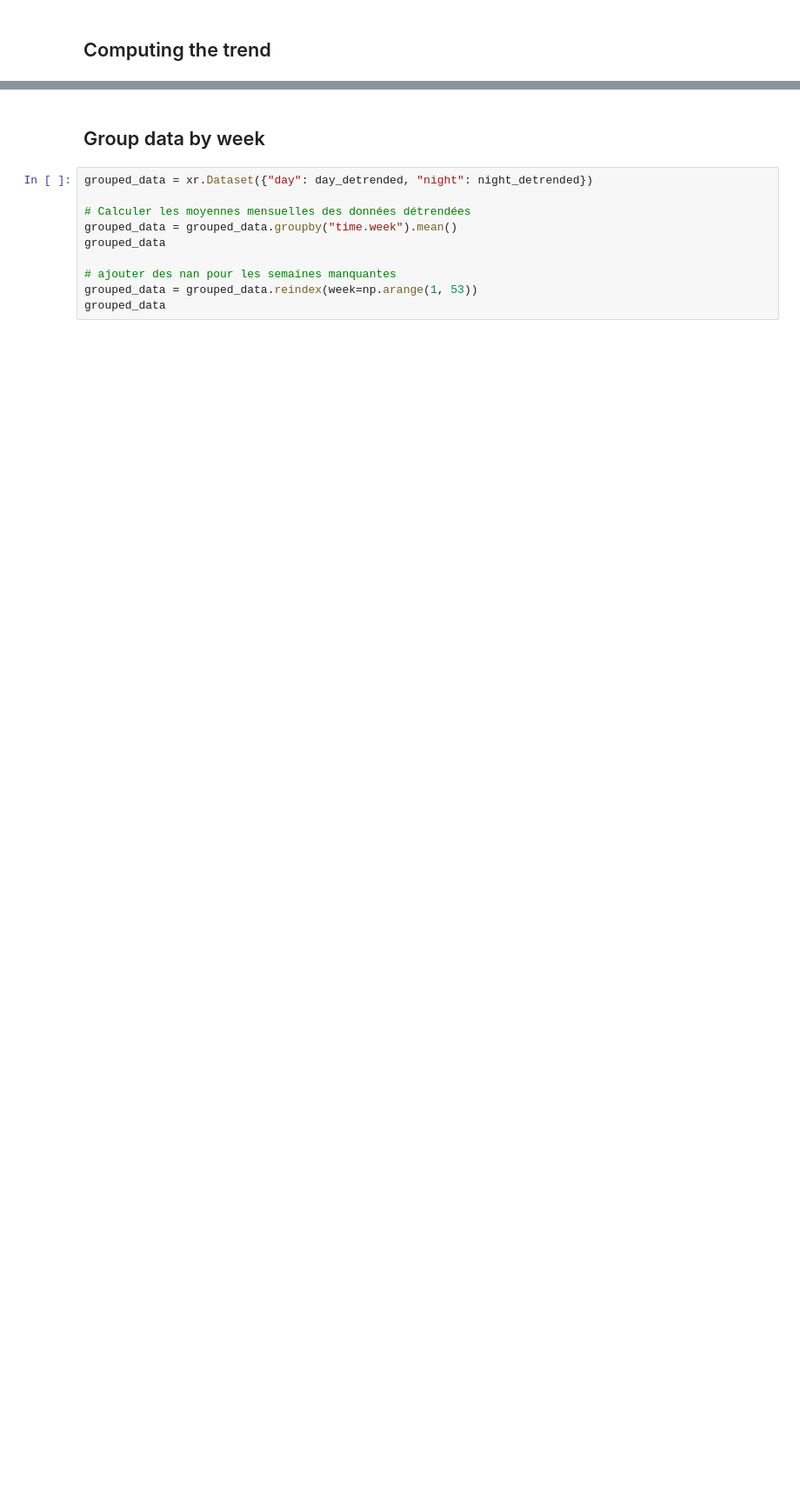
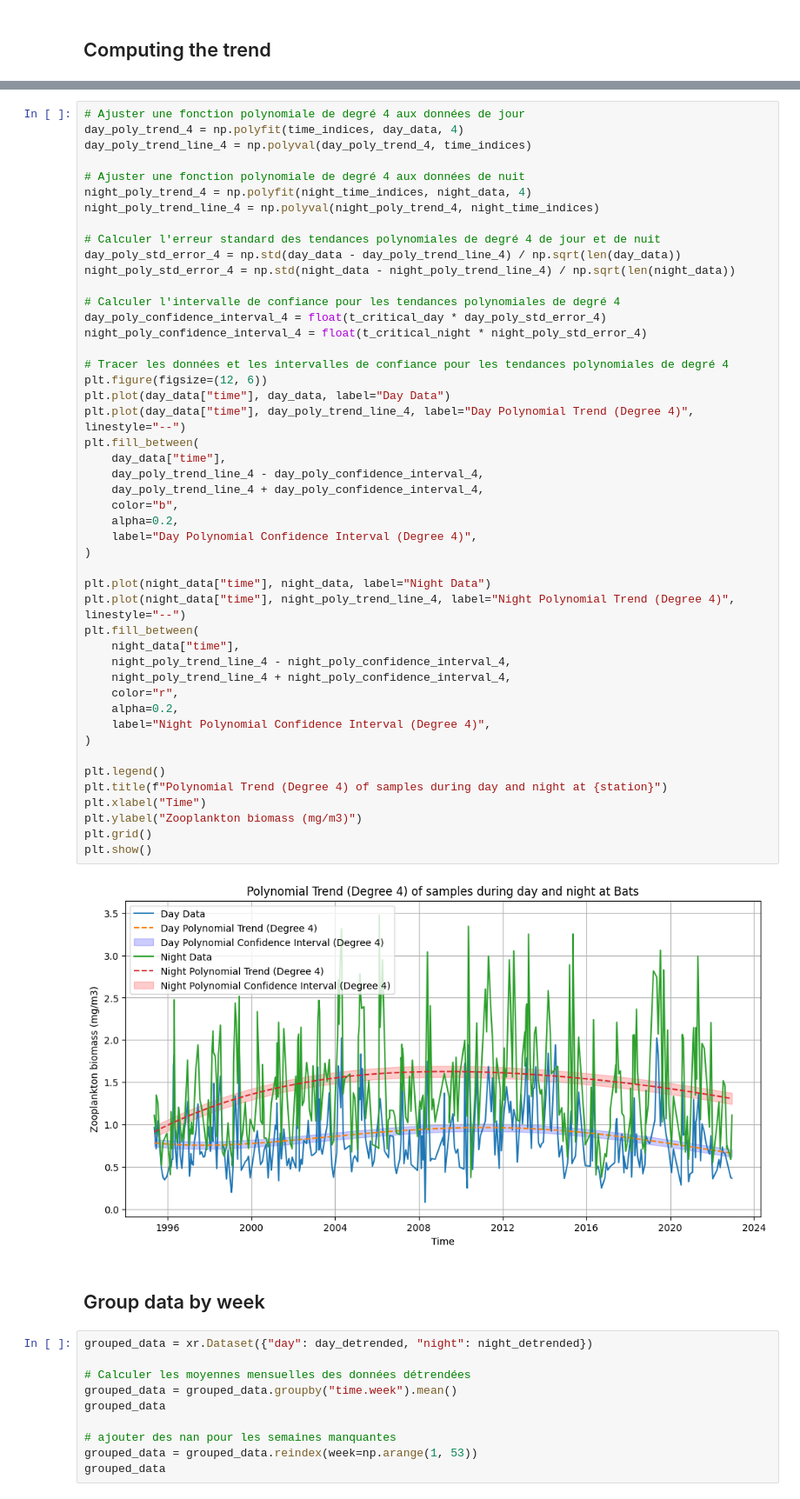
Before and after one commit to Ash12H/Seapopym-optimization, a Jupyter notebook: notebooks/1_data_processing/1_1_Forcing/1_1_7_1_climato_obs_bats.ipynb, the cells around one changed output, grey strips where cells are left out. Shown at 87% size. Saved outputs shown, nothing was run; the diff lists cells and outputs as text; blank space fills up the shorter version.

```diff
--- a/notebooks/1_data_processing/1_1_Forcing/1_1_7_1_climato_obs_bats.ipynb
+++ b/notebooks/1_data_processing/1_1_Forcing/1_1_7_1_climato_obs_bats.ipynb
@@ -117,3 +208,52 @@ plt.show()
+# %%
+# Ajuster une fonction polynomiale de degré 4 aux données de jour
+day_poly_trend_4 = np.polyfit(time_indices, day_data, 4)
+day_poly_trend_line_4 = np.polyval(day_poly_trend_4, time_indices)
+
+# Ajuster une fonction polynomiale de degré 4 aux données de nuit
+night_poly_trend_4 = np.polyfit(night_time_indices, night_data, 4)
+night_poly_trend_line_4 = np.polyval(night_poly_trend_4, night_time_indices)
+
+# Calculer l'erreur standard des tendances polynomiales de degré 4 de jour et de nuit
+day_poly_std_error_4 = np.std(day_data - day_poly_trend_line_4) / np.sqrt(len(day_data))
+night_poly_std_error_4 = np.std(night_data - night_poly_trend_line_4) / np.sqrt(len(night_data))
+
+# Calculer l'intervalle de confiance pour les tendances polynomiales de degré 4
+day_poly_confidence_interval_4 = float(t_critical_day * day_poly_std_error_4)
+night_poly_confidence_interval_4 = float(t_critical_night * night_poly_std_error_4)
+
+# Tracer les données et les intervalles de confiance pour les tendances polynomiales de degré 4
+plt.figure(figsize=(12, 6))
+plt.plot(day_data["time"], day_data, label="Day Data")
+plt.plot(day_data["time"], day_poly_trend_line_4, label="Day Polynomial Trend (Degree 4)", linestyle="--")
+plt.fill_between(
+    day_data["time"],
+    day_poly_trend_line_4 - day_poly_confidence_interval_4,
+    day_poly_trend_line_4 + day_poly_confidence_interval_4,
+    color="b",
+    alpha=0.2,
+    label="Day Polynomial Confidence Interval (Degree 4)",
+)
+
+plt.plot(night_data["time"], night_data, label="Night Data")
+plt.plot(night_data["time"], night_poly_trend_line_4, label="Night Polynomial Trend (Degree 4)", linestyle="--")
+plt.fill_between(
+    night_data["time"],
+    night_poly_trend_line_4 - night_poly_confidence_interval_4,
+    night_poly_trend_line_4 + night_poly_confidence_interval_4,
+    color="r",
+    alpha=0.2,
+    label="Night Polynomial Confidence Interval (Degree 4)",
+)
+
+plt.legend()
+plt.title(f"Polynomial Trend (Degree 4) of samples during day and night at {station}")
+plt.xlabel("Time")
+plt.ylabel("Zooplankton biomass (mg/m3)")
+plt.grid()
+plt.show()
+# %% [output]
+[figure, added]
 # %% [markdown]
 ## Group data by week
 # %%
```
Also changed, not shown: parts of 18 cells of this notebook, 3 other files.
